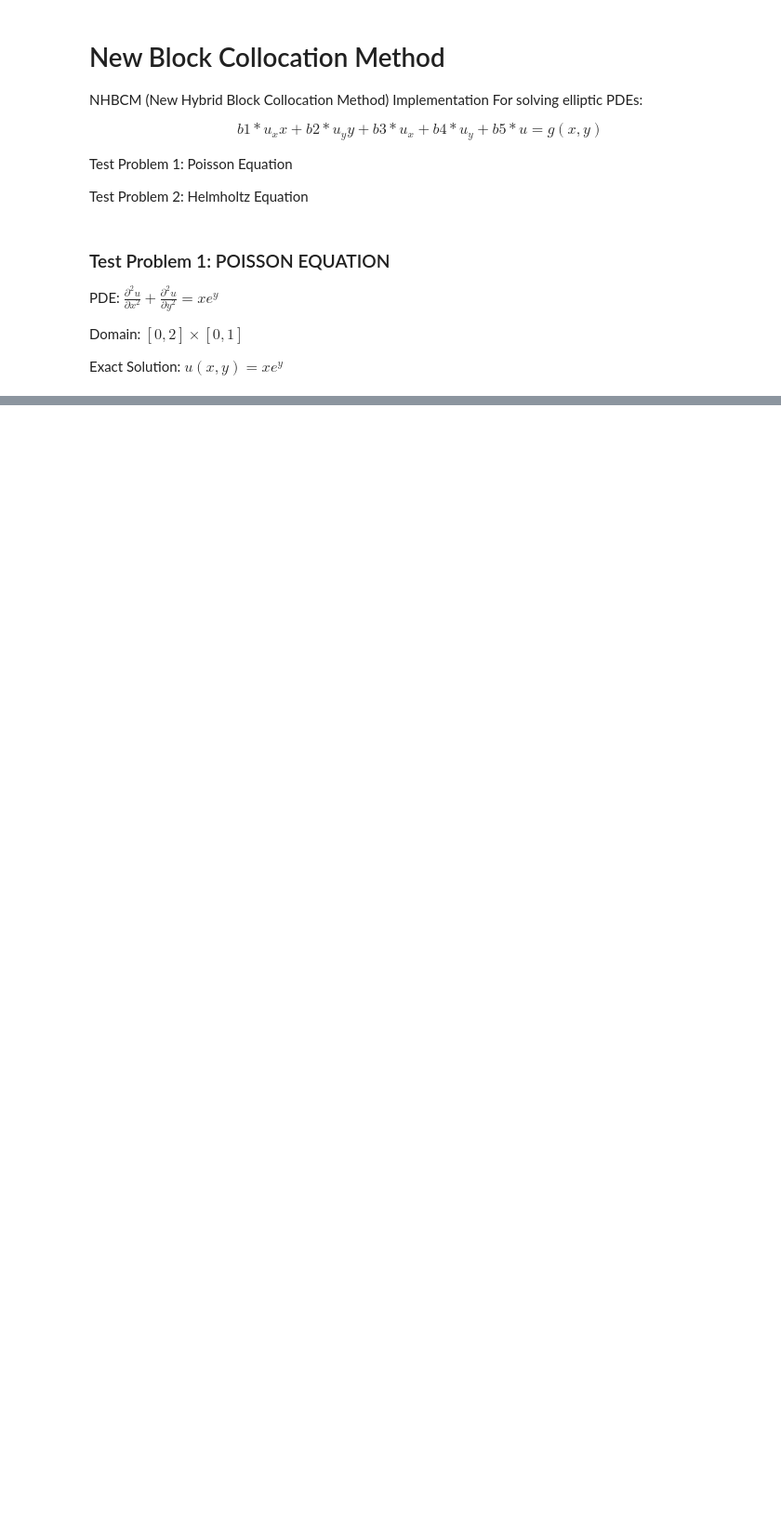
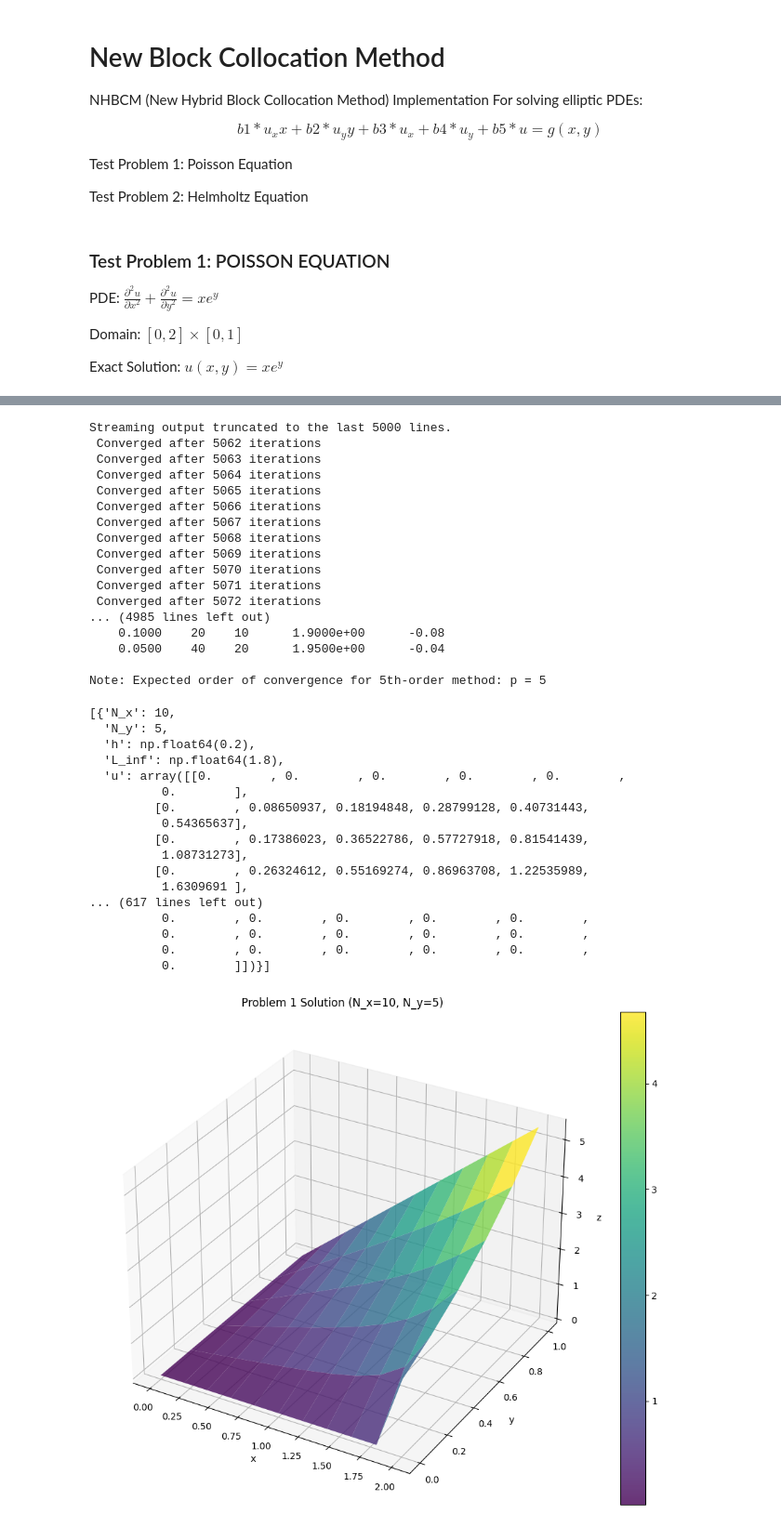
Before and after one commit to Denaro13/New-Hybrid-Block-Collocation-Method-Elliptic-PDEs, a Jupyter notebook: New_Hybrid_Block_Collocation_Method.ipynb, the cells around one changed output, grey strips where cells are left out. Shown at 93% size. Drawn from its saved outputs; the diff is of its cells as text; code cells hidden in the pictures; blank space fills up the shorter version.

Commit message:
feat: Added NHBCM solver class and testProblem1 execution class

```diff
--- a/New_Hybrid_Block_Collocation_Method.ipynb
+++ b/New_Hybrid_Block_Collocation_Method.ipynb
@@ -100,0 +313,38 @@ class PoissonProblem:
+# %%
+test_problem_1()
+# %% [output]
+Streaming output truncated to the last 5000 lines.
+ Converged after 5062 iterations
+ Converged after 5063 iterations
+ Converged after 5064 iterations
+ Converged after 5065 iterations
+ Converged after 5066 iterations
+ Converged after 5067 iterations
+ Converged after 5068 iterations
+ Converged after 5069 iterations
+ Converged after 5070 iterations
+ Converged after 5071 iterations
+ Converged after 5072 iterations
+... (4985 lines left out)
+    0.1000    20    10      1.9000e+00      -0.08
+    0.0500    40    20      1.9500e+00      -0.04
+
+Note: Expected order of convergence for 5th-order method: p = 5
+[{'N_x': 10,
+  'N_y': 5,
+  'h': np.float64(0.2),
+  'L_inf': np.float64(1.8),
+  'u': array([[0.        , 0.        , 0.        , 0.        , 0.        ,
+          0.        ],
+         [0.        , 0.08650937, 0.18194848, 0.28799128, 0.40731443,
+          0.54365637],
+         [0.        , 0.17386023, 0.36522786, 0.57727918, 0.81541439,
+          1.08731273],
+         [0.        , 0.26324612, 0.55169274, 0.86963708, 1.22535989,
+          1.6309691 ],
+... (617 lines left out)
+          0.        , 0.        , 0.        , 0.        , 0.        ,
+          0.        , 0.        , 0.        , 0.        , 0.        ,
+          0.        , 0.        , 0.        , 0.        , 0.        ,
+          0.        ]])}]
+[figure, added]
```
Also changed, not shown: parts of 5 cells of this notebook.
